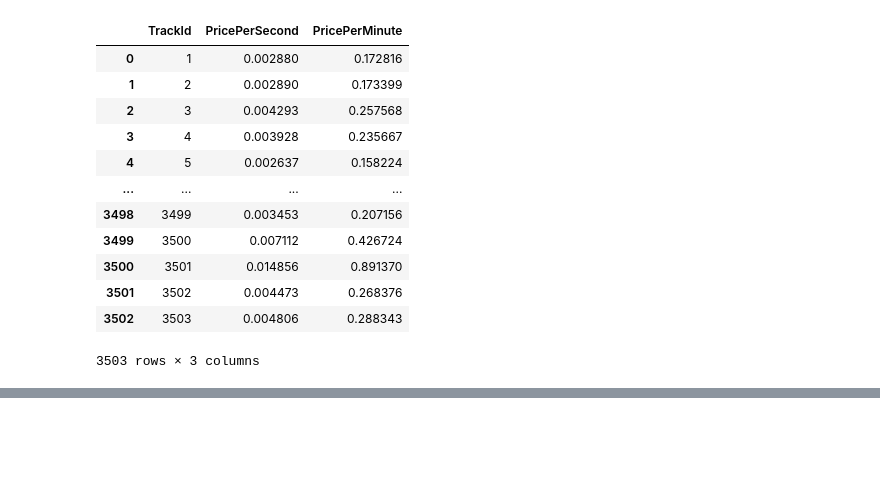
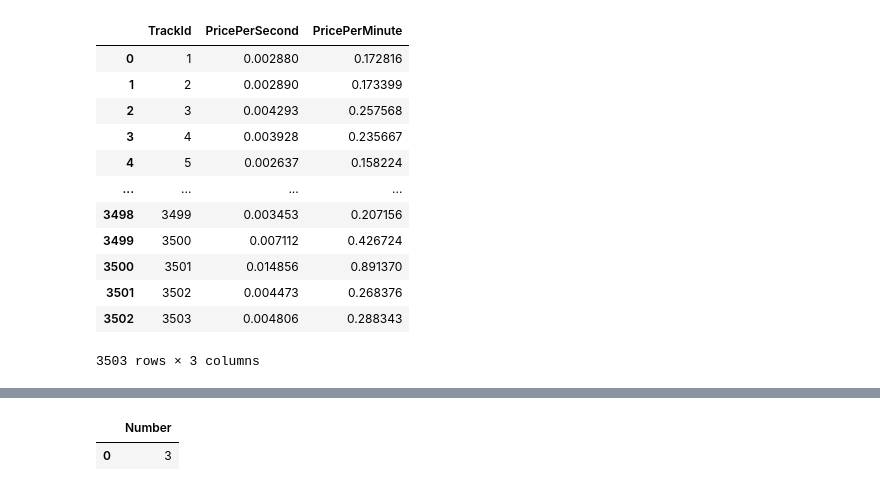
Before and after one commit to zhangfan9607243/NavigationBA_Codes, a Jupyter notebook: codes/Module4/Topic02/Topic02_01/Topic02_01.ipynb, the cells around one changed output, grey strips where cells are left out. Cells and saved outputs as stored; diff of their text form; code cells hidden in the pictures; blank space fills up the shorter version.

```diff
--- a/codes/Module4/Topic02/Topic02_01/Topic02_01.ipynb
+++ b/codes/Module4/Topic02/Topic02_01/Topic02_01.ipynb
@@ -592,0 +560,7 @@ FROM Track
+# %%
+%%sql
+SELECT
+    1 + 2 AS Number
+# %% [output]
+|  | Number |
+| 0 | 3 |
```
Also changed, not shown: parts of 6 cells of this notebook, 24 other files.
